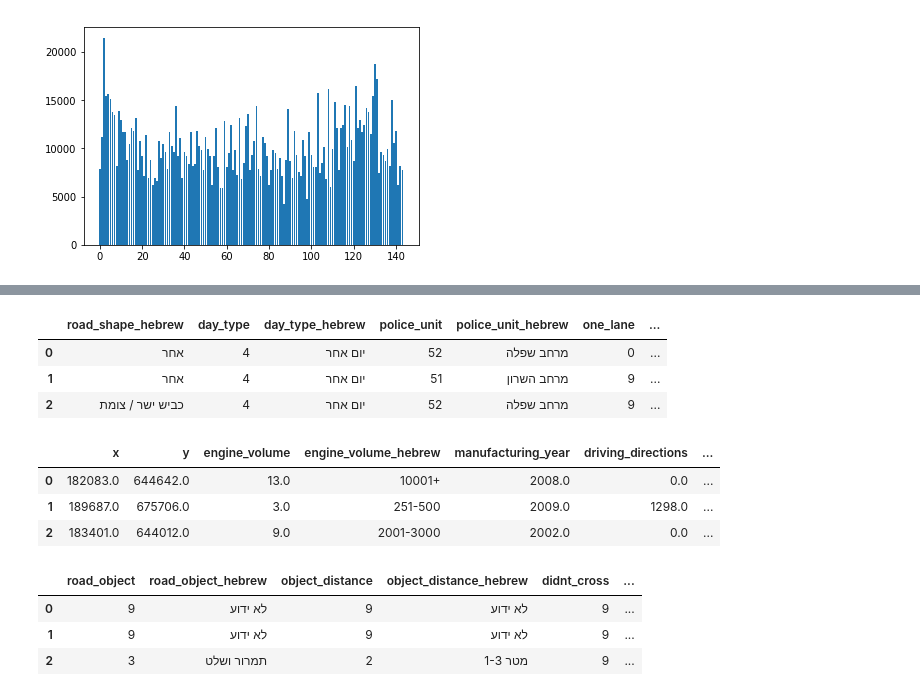
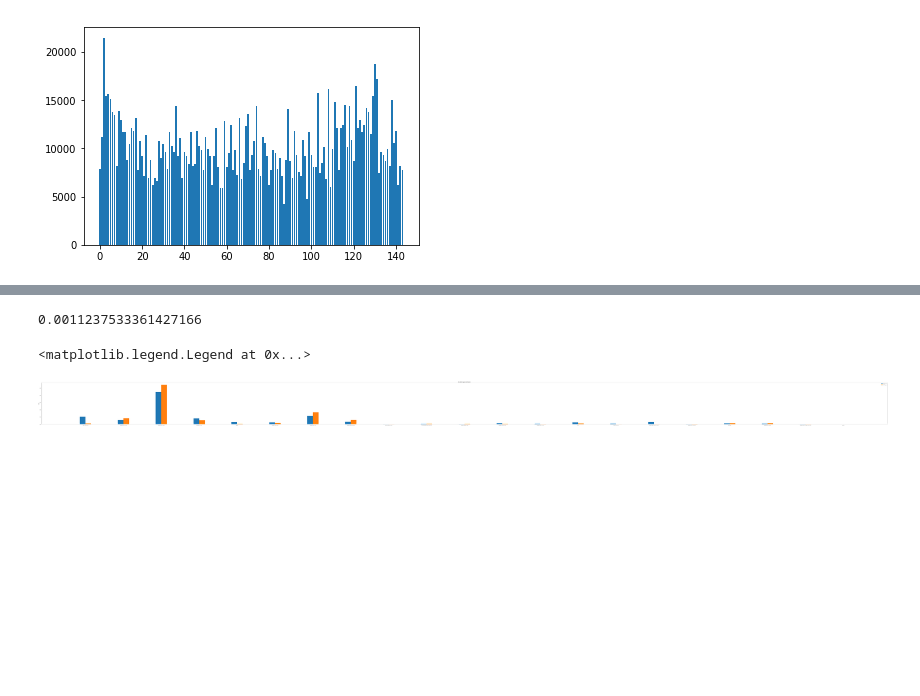
Before and after one commit to Yaminbens/Anyway, a Jupyter notebook: TemporalDifferences.ipynb, the cells around one changed output, grey strips where cells are left out. Cells and saved outputs as stored; diff of their text form; code cells hidden in the pictures; blank space fills up the shorter version.

```diff
--- a/TemporalDifferences.ipynb
+++ b/TemporalDifferences.ipynb
@@ -152,21 +100,5 @@ df.iloc[:3,100:120]
-# %%
-df.iloc[:3,120:140]
-# %% [output]
-|  | road_shape_hebrew | day_type | day_type_hebrew | police_unit | police_unit_hebrew | one_lane | ... |
-| 0 | אחר | 4 | יום אחר | 52 | מרחב שפלה | 0 | ... |
-| 1 | אחר | 4 | יום אחר | 51 | מרחב השרון | 9 | ... |
-| 2 | כביש ישר / צומת | 4 | יום אחר | 52 | מרחב שפלה | 9 | ... |
-# %%
-df.iloc[:3,140:160]
-# %% [output]
-|  | x | y | engine_volume | engine_volume_hebrew | manufacturing_year | driving_directions | ... |
-| 0 | 182083.0 | 644642.0 | 13.0 | 10001+ | 2008.0 | 0.0 | ... |
-| 1 | 189687.0 | 675706.0 | 3.0 | 251-500 | 2009.0 | 1298.0 | ... |
-| 2 | 183401.0 | 644012.0 | 9.0 | 2001-3000 | 2002.0 | 0.0 | ... |
-# %%
-df.iloc[:3,85:100]
-# %% [output]
-|  | road_object | road_object_hebrew | object_distance | object_distance_hebrew | didnt_cross | ... |
-| 0 | 9 | לא ידוע | 9 | לא ידוע | 9 | ... |
-| 1 | 9 | לא ידוע | 9 | לא ידוע | 9 | ... |
-| 2 | 3 | תמרור ושלט | 2 | 1-3 מטר | 9 | ... |
+# %%
+x = df.loc[df['road1'] == 77]['accident_type_hebrew'].value_counts()/df.loc[df['road1'] == 77]['accident_type_hebrew'].count()
+x['נפילה מרכב נע']
+# %% [output]
+0.0011237533361427166
@@ -172,0 +108,47 @@ df.iloc[:3,85:100]
+# %%
+import matplotlib
+import matplotlib.pyplot as plt
+import numpy as np
+
+def listOrderedByLabel(df, labels):
+    orderedDf = []
+    for label in labels:
+        try:
+            orderedDf.append(df[label])
+        except KeyError:
+            orderedDf.append(0)
+    return orderedDf
+
+accidents_distribution_all = df['accident_type_hebrew'].value_counts()/ \
+                             df['accident_type_hebrew'].count()
+accidents_distribution_road77 = df.loc[df['road1'] == 77]['accident_type_hebrew'].value_counts()/ \
+                                df.loc[df['road1'] == 77]['accident_type_hebrew'].count()
+labels = df['accident_type_hebrew'].unique()
+
+all_accidents = listOrderedByLabel(accidents_distribution_all, labels)
+road77_accidents = listOrderedByLabel(accidents_distribution_road77, labels)
+
+
+
+
+
+
+
+# def autolabel(rects):
+#     """Attach a text label above each bar in *rects*, displaying its height."""
+#     for rect in rects:
+#         height = rect.get_height()
+#         ax.annotate('{}'.format(height),
+#                     xy=(rect.get_x() + rect.get_width() / 2, height),
+#                     xytext=(0, 3),  # 3 points vertical offset
+#                     textcoords="offset points",
+#                     ha='center', va='bottom')
+
+
+# autolabel(rects1)
+# autolabel(rects2)
+
+# fig.tight_layout()
+# %% [output]
+<matplotlib.legend.Legend at 0x...>
+[figure, added]
```
Also changed, not shown: parts of 10 cells of this notebook, 1 other file.
